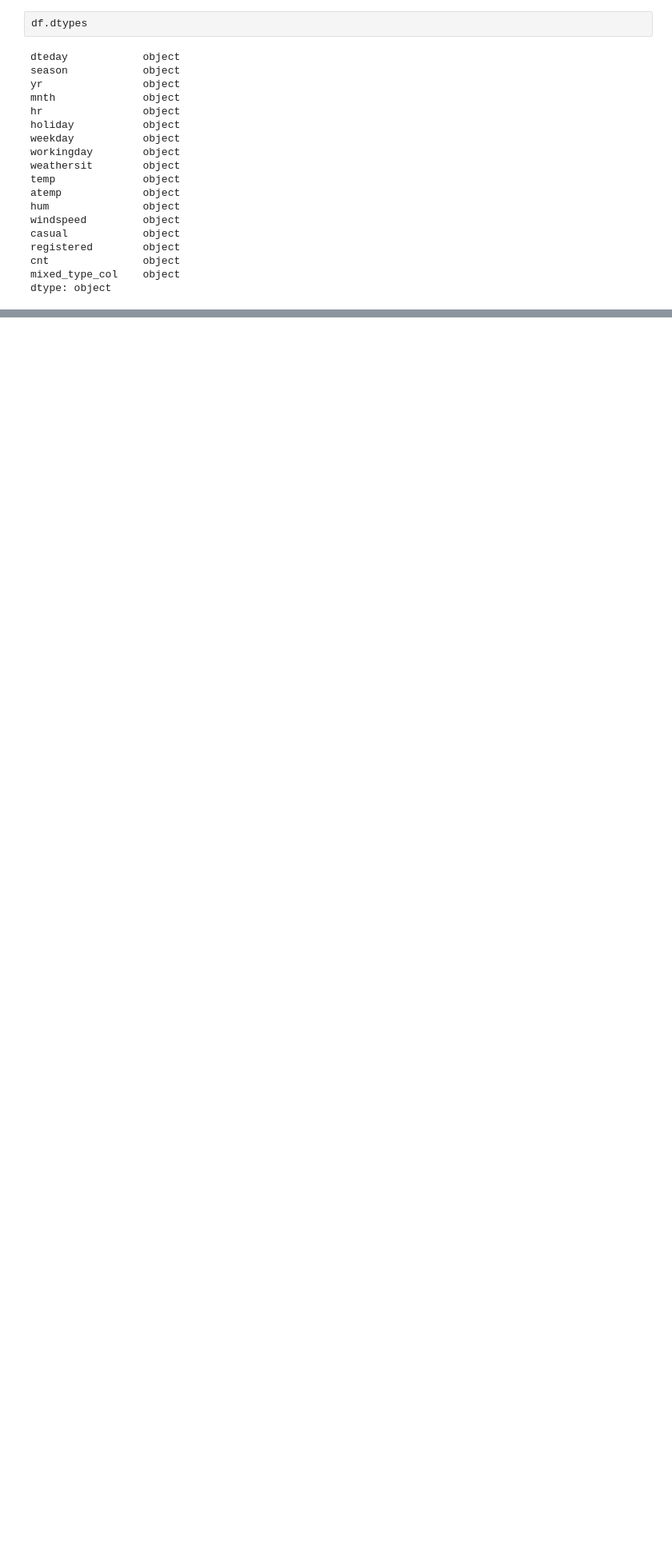
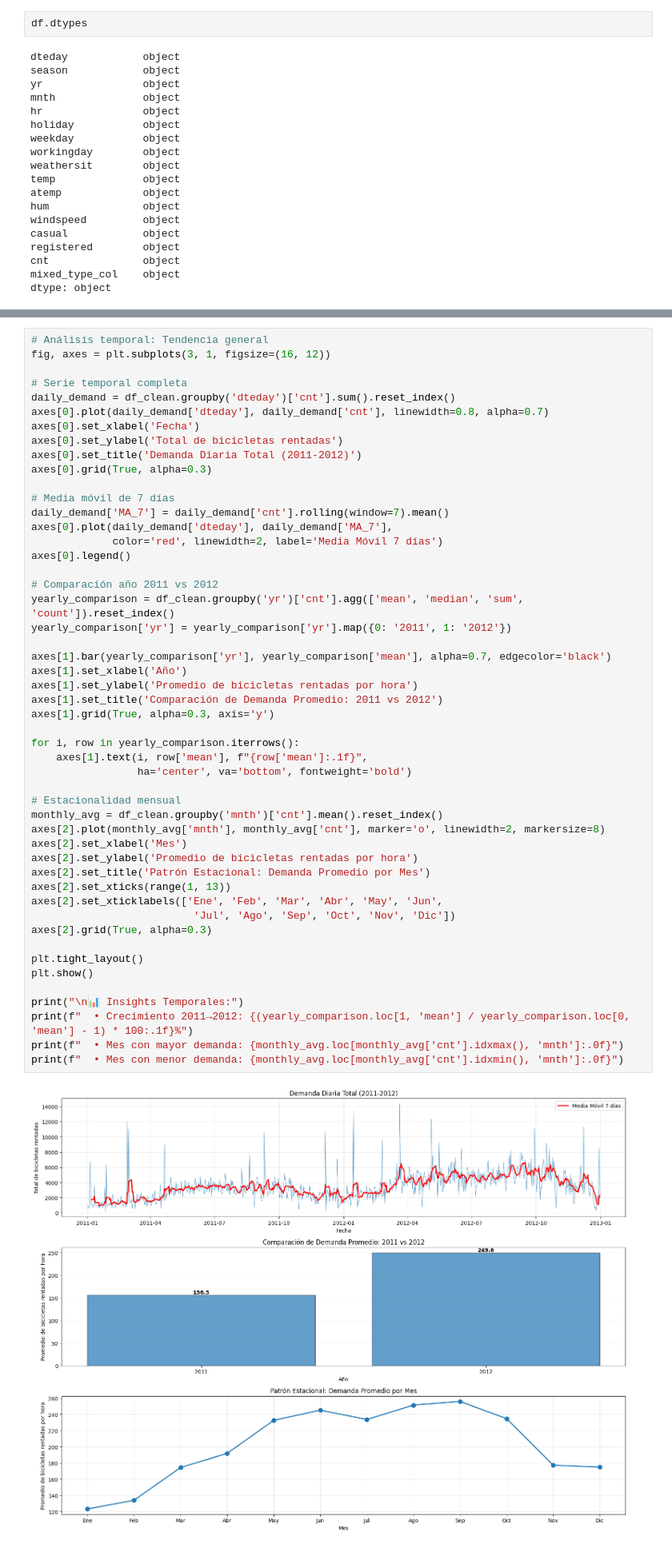
Before and after one commit to Isaac1606/mlops-team-61-project, a Jupyter notebook: notebooks/notebook.ipynb, the cells around one changed output, grey strips where cells are left out. Shown at 80% size. Cells and saved outputs as stored; diff of their text form; blank space fills up the shorter version.

```diff
--- a/notebooks/notebook.ipynb
+++ b/notebooks/notebook.ipynb
@@ -141,0 +537,52 @@ dtype: int64
+# %%
+# Análisis temporal: Tendencia general
+fig, axes = plt.subplots(3, 1, figsize=(16, 12))
+
+# Serie temporal completa
+daily_demand = df_clean.groupby('dteday')['cnt'].sum().reset_index()
+axes[0].plot(daily_demand['dteday'], daily_demand['cnt'], linewidth=0.8, alpha=0.7)
+axes[0].set_xlabel('Fecha')
+axes[0].set_ylabel('Total de bicicletas rentadas')
+axes[0].set_title('Demanda Diaria Total (2011-2012)')
+axes[0].grid(True, alpha=0.3)
+
+# Media móvil de 7 días
+daily_demand['MA_7'] = daily_demand['cnt'].rolling(window=7).mean()
+axes[0].plot(daily_demand['dteday'], daily_demand['MA_7'],
+             color='red', linewidth=2, label='Media Móvil 7 días')
+axes[0].legend()
+
+# Comparación año 2011 vs 2012
+yearly_comparison = df_clean.groupby('yr')['cnt'].agg(['mean', 'median', 'sum', 'count']).reset_index()
+yearly_comparison['yr'] = yearly_comparison['yr'].map({0: '2011', 1: '2012'})
+
+axes[1].bar(yearly_comparison['yr'], yearly_comparison['mean'], alpha=0.7, edgecolor='black')
+axes[1].set_xlabel('Año')
+axes[1].set_ylabel('Promedio de bicicletas rentadas por hora')
+axes[1].set_title('Comparación de Demanda Promedio: 2011 vs 2012')
+axes[1].grid(True, alpha=0.3, axis='y')
+
+for i, row in yearly_comparison.iterrows():
+    axes[1].text(i, row['mean'], f"{row['mean']:.1f}",
+                 ha='center', va='bottom', fontweight='bold')
+
+# Estacionalidad mensual
+monthly_avg = df_clean.groupby('mnth')['cnt'].mean().reset_index()
+axes[2].plot(monthly_avg['mnth'], monthly_avg['cnt'], marker='o', linewidth=2, markersize=8)
+axes[2].set_xlabel('Mes')
+axes[2].set_ylabel('Promedio de bicicletas rentadas por hora')
+axes[2].set_title('Patrón Estacional: Demanda Promedio por Mes')
+axes[2].set_xticks(range(1, 13))
+axes[2].set_xticklabels(['Ene', 'Feb', 'Mar', 'Abr', 'May', 'Jun',
+                          'Jul', 'Ago', 'Sep', 'Oct', 'Nov', 'Dic'])
+axes[2].grid(True, alpha=0.3)
+
+plt.tight_layout()
+plt.show()
+
+print("\n📊 Insights Temporales:")
+print(f"  • Crecimiento 2011→2012: {(yearly_comparison.loc[1, 'mean'] / yearly_comparison.loc[0, 'mean'] - 1) * 100:.1f}%")
+print(f"  • Mes con mayor demanda: {monthly_avg.loc[monthly_avg['cnt'].idxmax(), 'mnth']:.0f}")
+print(f"  • Mes con menor demanda: {monthly_avg.loc[monthly_avg['cnt'].idxmin(), 'mnth']:.0f}")
+# %% [output]
+[figure, added]
```
Also changed, not shown: parts of 39 cells of this notebook, 6 other files.
